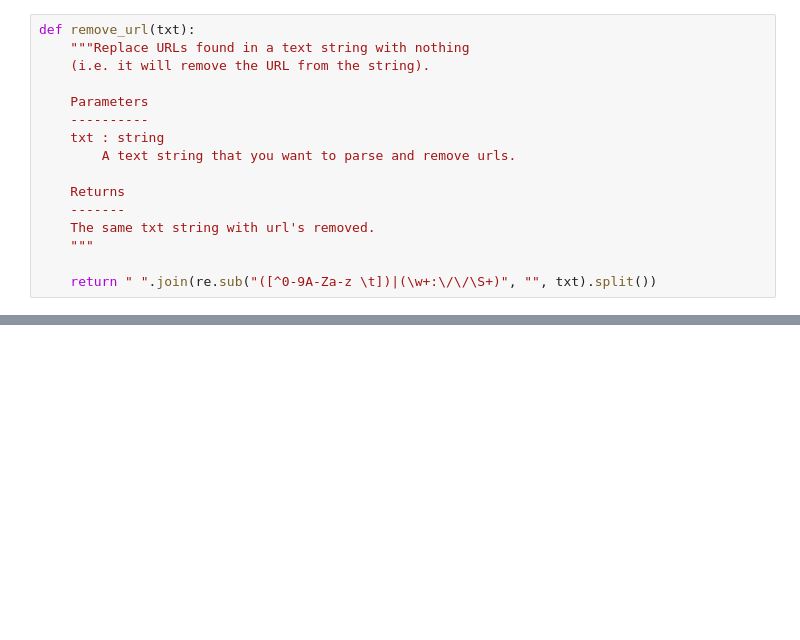
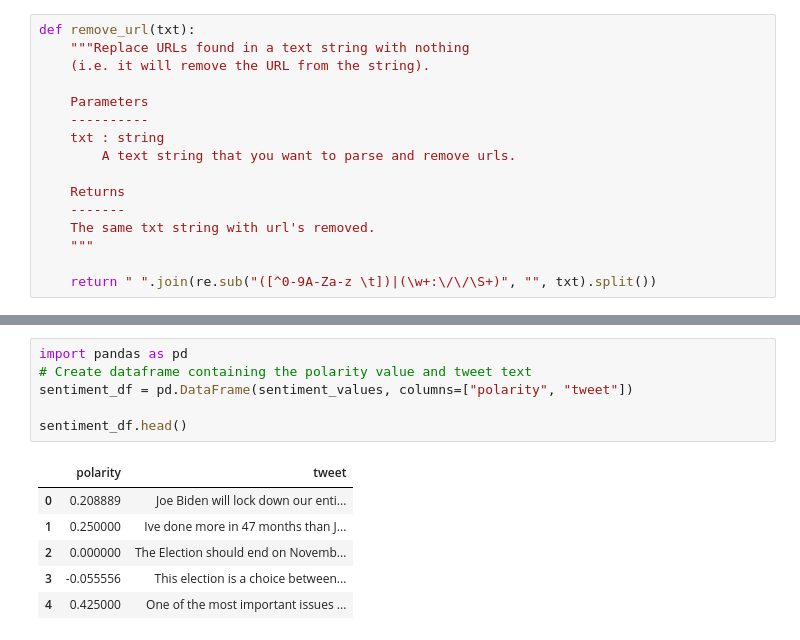
Before and after one commit to joshuacalloway/dsc540groupproject, a Jupyter notebook: StartingTrumpTweets.ipynb, the cells around one changed output, grey strips where cells are left out. Cells and saved outputs as stored; diff of their text form; blank space fills up the shorter version.

```diff
--- a/StartingTrumpTweets.ipynb
+++ b/StartingTrumpTweets.ipynb
@@ -44,0 +59,13 @@ tweets
+# %%
+import pandas as pd
+# Create dataframe containing the polarity value and tweet text
+sentiment_df = pd.DataFrame(sentiment_values, columns=["polarity", "tweet"])
+
+sentiment_df.head()
+# %% [output]
+|  | polarity | tweet |
+| 0 | 0.208889 | Joe Biden will lock down our enti... |
+| 1 | 0.250000 | Ive done more in 47 months than J... |
+| 2 | 0.000000 | The Election should end on Novemb... |
+| 3 | -0.055556 | This election is a choice between... |
+| 4 | 0.425000 | One of the most important issues ... |
```
Also changed, not shown: parts of 9 cells of this notebook.
